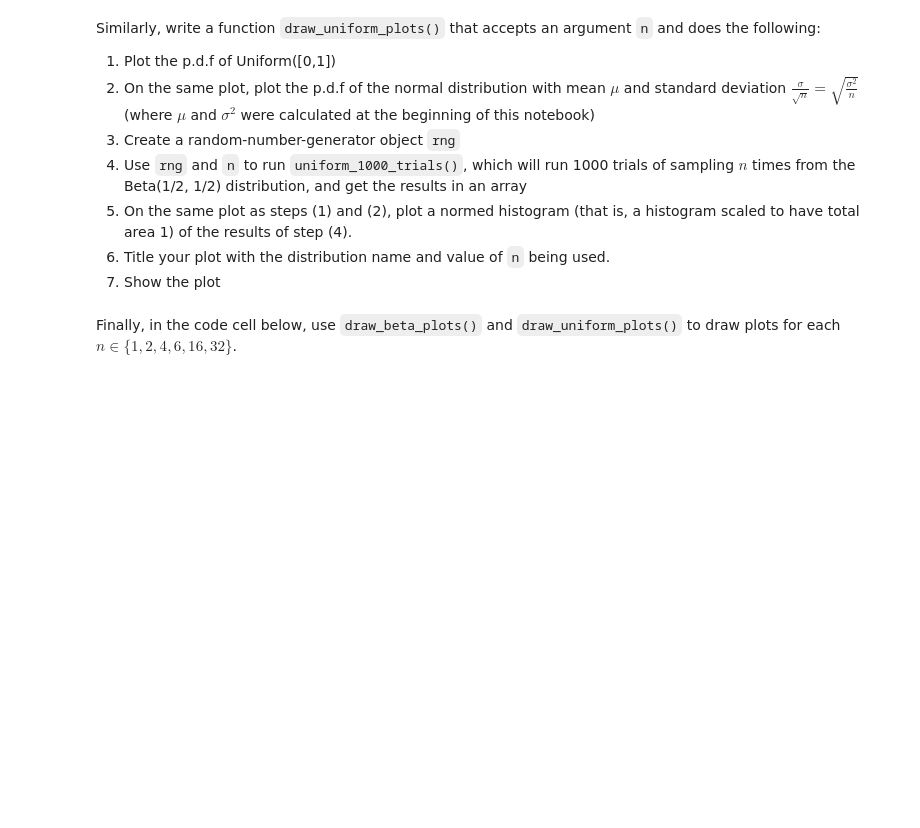
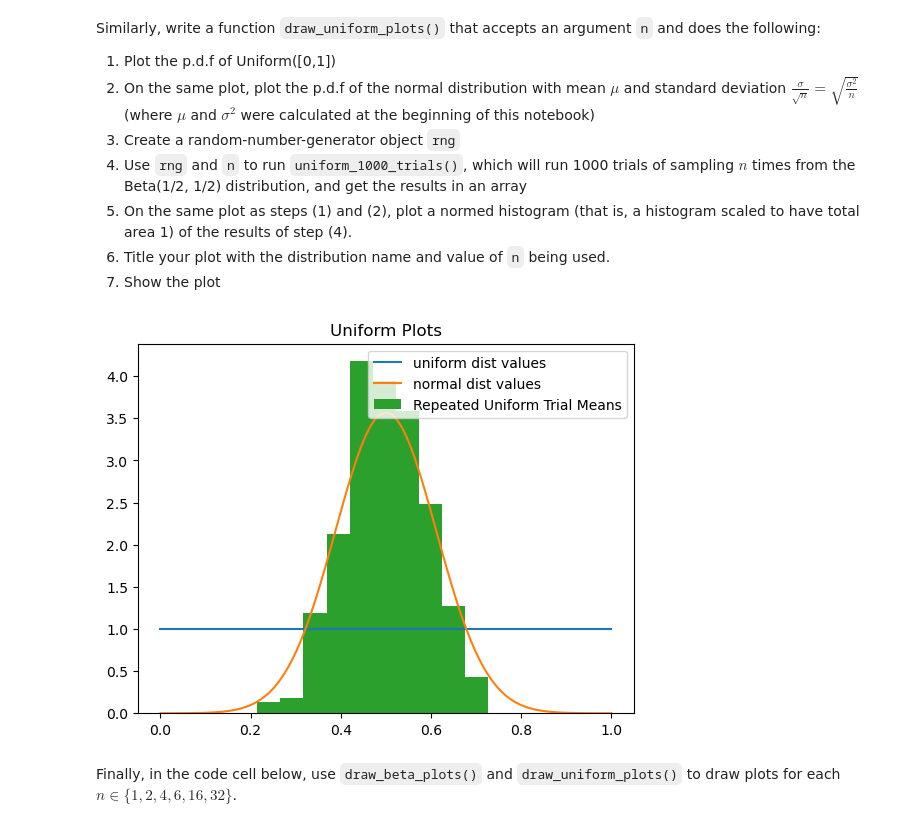
Before and after one commit to noah08642/Vol2-Coding-Assignments, a Jupyter notebook: hw_6_3.ipynb, the cells around one changed output. Drawn from its saved outputs; the diff is of its cells as text; code cells hidden in the pictures; blank space fills up the shorter version.

```diff
--- a/hw_6_3.ipynb
+++ b/hw_6_3.ipynb
@@ -57,7 +57,7 @@ def sample_uniform(rng: np.random.Generator, n: int) -> float | np.floating:
     Returns:
         float - The sample mean
     """
-    ...     # Delete this line and write your code here
+    return rng.uniform(0, 1, size=n).mean()
 # %% [markdown]
 Now, create a function `beta_1000_trials()`, which runs `sample_beta()` 1000 times and returns the results of each trial as an 1000-entry numpy array.
 
@@ -101,7 +101,7 @@ def uniform_1000_trials(rng: np.random.Generator, n: int) -> np.ndarray:
     Returns:
         array - The sample means from each trial
     """
-    ...     # Delete this line and write your code here
+    return [sample_uniform(rng, n) for _ in range(1000)]
 # %% [markdown]
 Now, write a function `draw_beta_plots()` that accepts an argument `n` and does the following:
 
@@ -126,9 +145,27 @@ Similarly, write a function `draw_uniform_plots()` that accepts an argument `n`
 5. On the same plot as steps (1) and (2), plot a normed histogram (that is, a histogram scaled to have total area 1) of the results of step (4).
 6. Title your plot with the distribution name and value of `n` being used.
 7. Show the plot
-# %%
-def draw_uniform_plots(n: int):
-    """Draws the plots requested in Problem 6.16 for Uniform([0,1]) and a given value of n."""
-    ...     # Delete this line and write your code here
+# %%
+def draw_uniform_plots(n: int):
+    """Draws the plots requested in Problem 6.16 for Uniform([0,1]) and a given value of n."""
+    support = np.linspace(0, 1, 100)
+    uni_values = uniform.pdf(support, 0, 1)
+    plt.plot(support, uni_values, label = "uniform dist values")
+    plt.title("p.d.f. of Beta(1/2,1/2)")
+
+    norm_values = norm.pdf(support, 1/2, np.sqrt((1/8) / n))
+    plt.plot(support, norm_values, label = "normal dist values")
+    plt.title("Uniform Plots")
+
+    rng = np.random.default_rng()
+    arr = uniform_1000_trials(rng, n)
+    plt.hist(arr, density=True, label = "Repeated Uniform Trial Means")
+
+    plt.legend()
+    plt.show()
+
+draw_uniform_plots(10)
+# %% [output]
+[figure, added]
 # %% [markdown]
 Finally, in the code cell below, use `draw_beta_plots()` and `draw_uniform_plots()` to draw plots for each $n \in \{1,2,4,6,16,32\}$.
```
Also changed, not shown: parts of 8 cells of this notebook.
